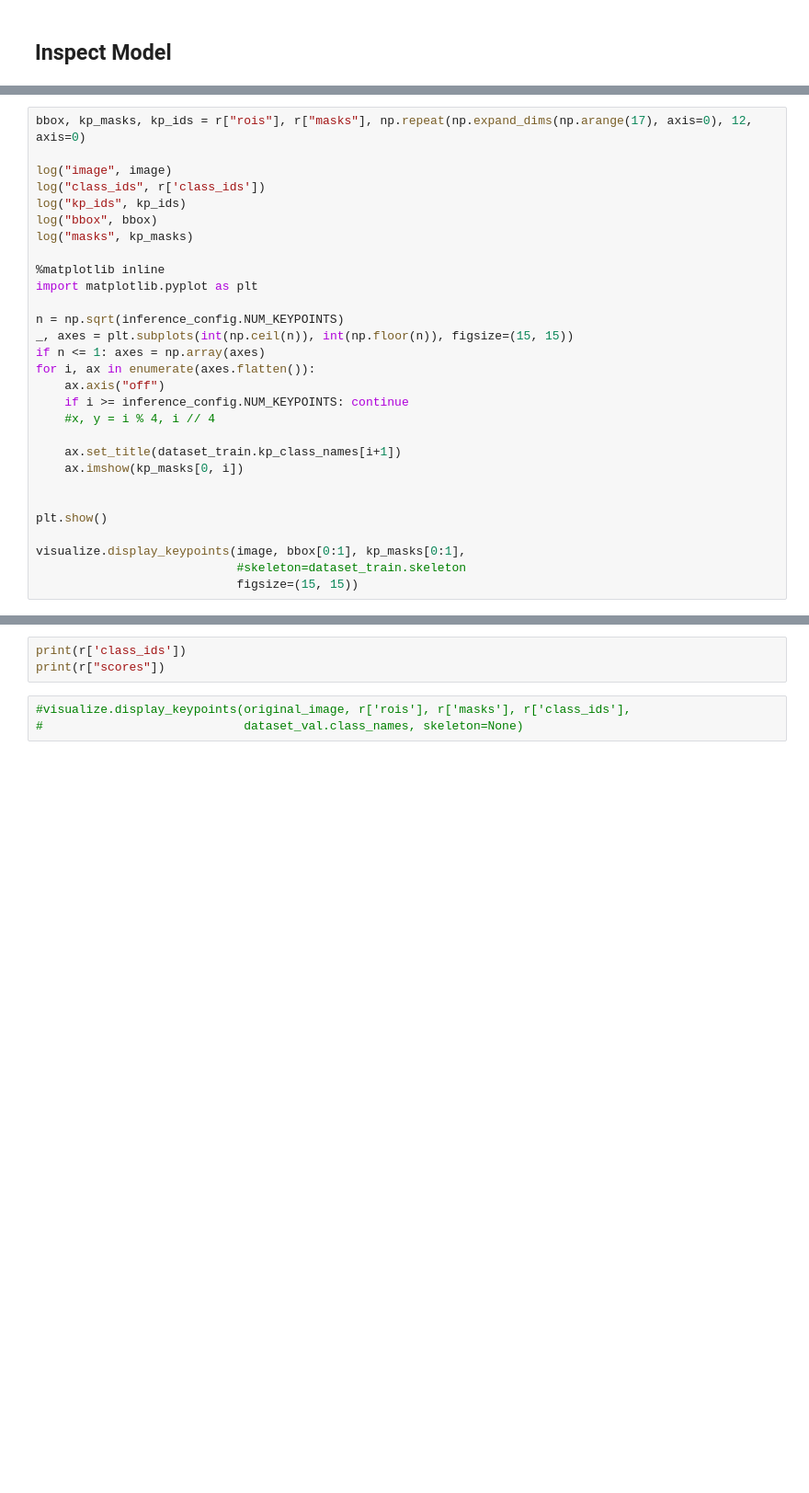
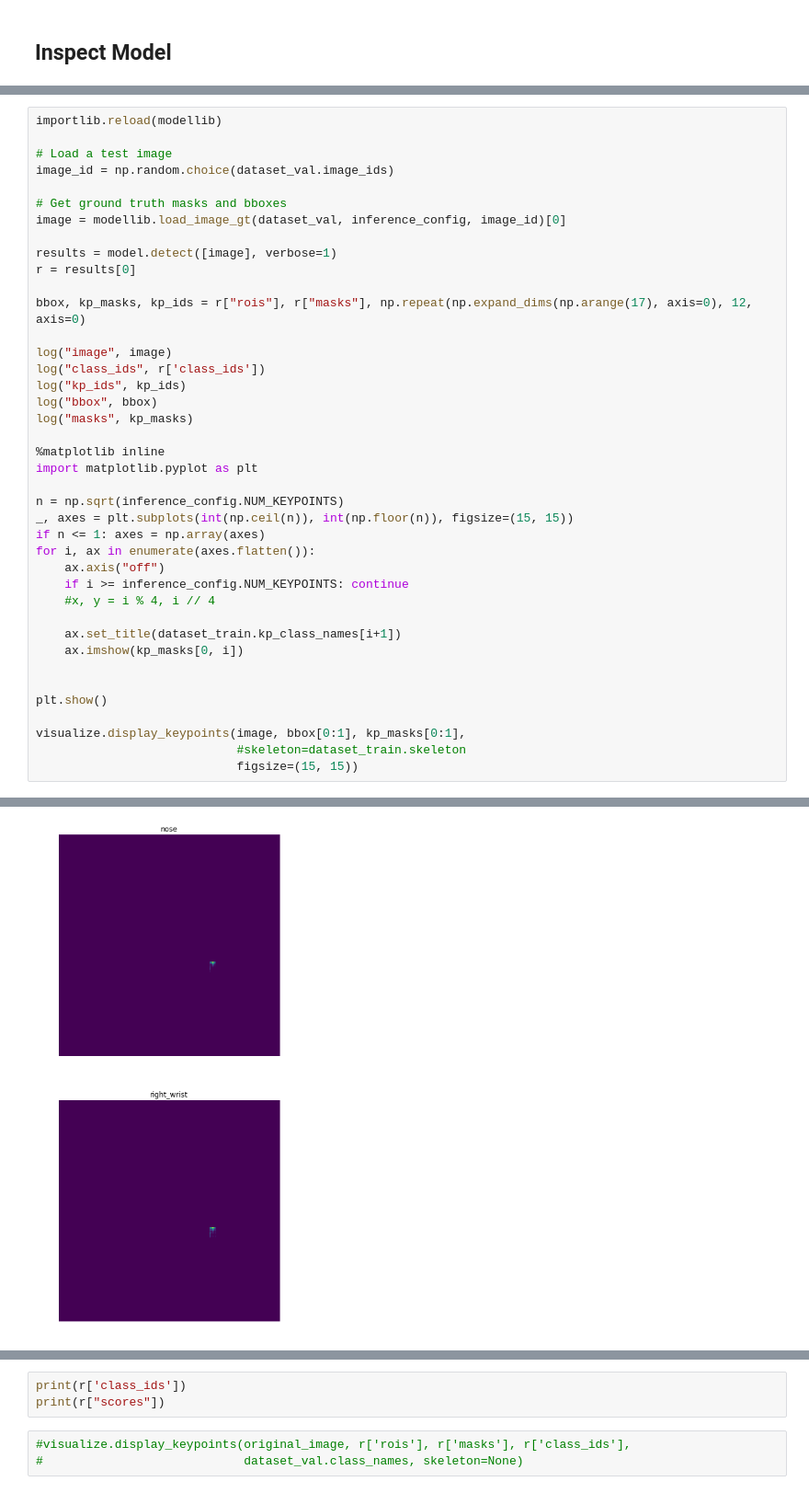
Before and after one commit to bitsauce/Keypoint_RCNN, a Jupyter notebook: keypoints_train.ipynb, the cells around one changed output, grey strips where cells are left out. Shown at 92% size. Saved outputs shown, nothing was run; the diff lists cells and outputs as text; blank space fills up the shorter version.

```diff
--- a/keypoints_train.ipynb
+++ b/keypoints_train.ipynb
@@ -345,4 +375,15 @@ r = results[0]
 # %%
+importlib.reload(modellib)
+
+# Load a test image
+image_id = np.random.choice(dataset_val.image_ids)
+
+# Get ground truth masks and bboxes
+image = modellib.load_image_gt(dataset_val, inference_config, image_id)[0]
+
+results = model.detect([image], verbose=1)
+r = results[0]
+
 bbox, kp_masks, kp_ids = r["rois"], r["masks"], np.repeat(np.expand_dims(np.arange(17), axis=0), 12, axis=0)
 
 log("image", image)
@@ -371,3 +412,4 @@ plt.show()
 visualize.display_keypoints(image, bbox[0:1], kp_masks[0:1],
                             #skeleton=dataset_train.skeleton
                             figsize=(15, 15))
+# %% [output]
@@ -373,0 +431 @@ visualize.display_keypoints(image, bbox[0:1], kp_masks[0:1],
+[figure, added]
```
Also changed, not shown: parts of 10 cells of this notebook, 1 other file.
